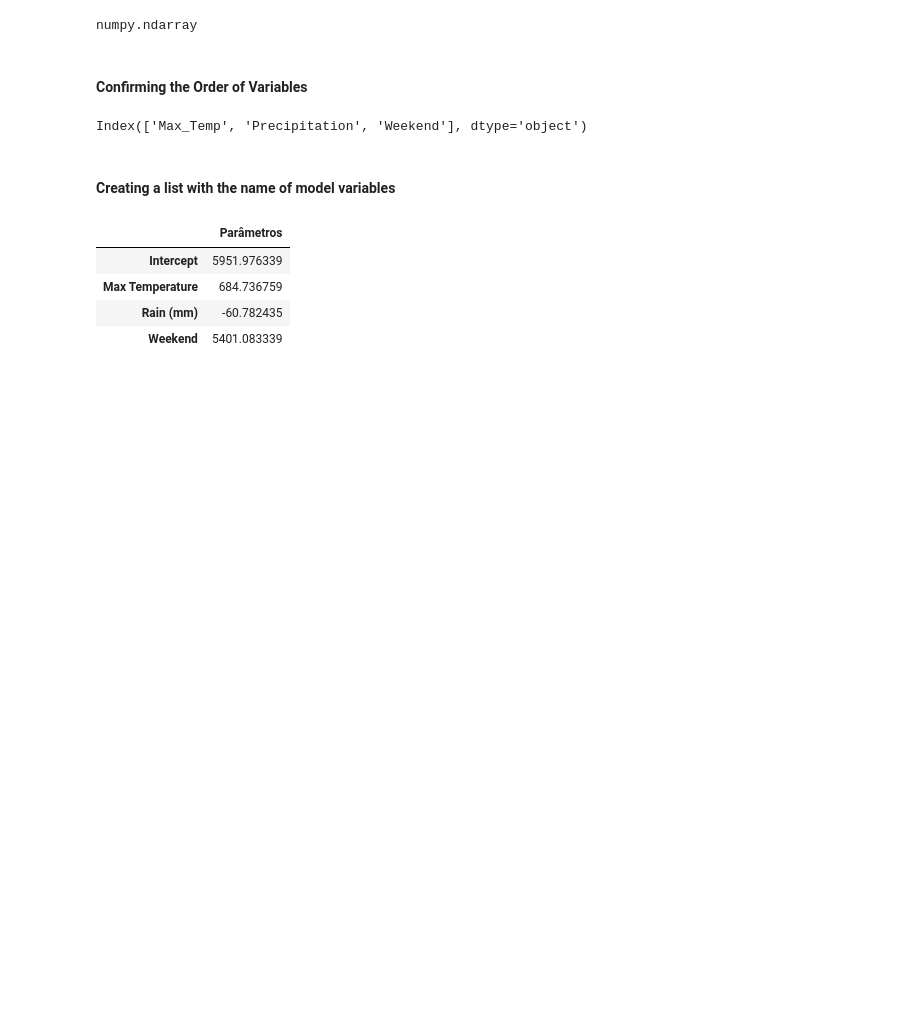
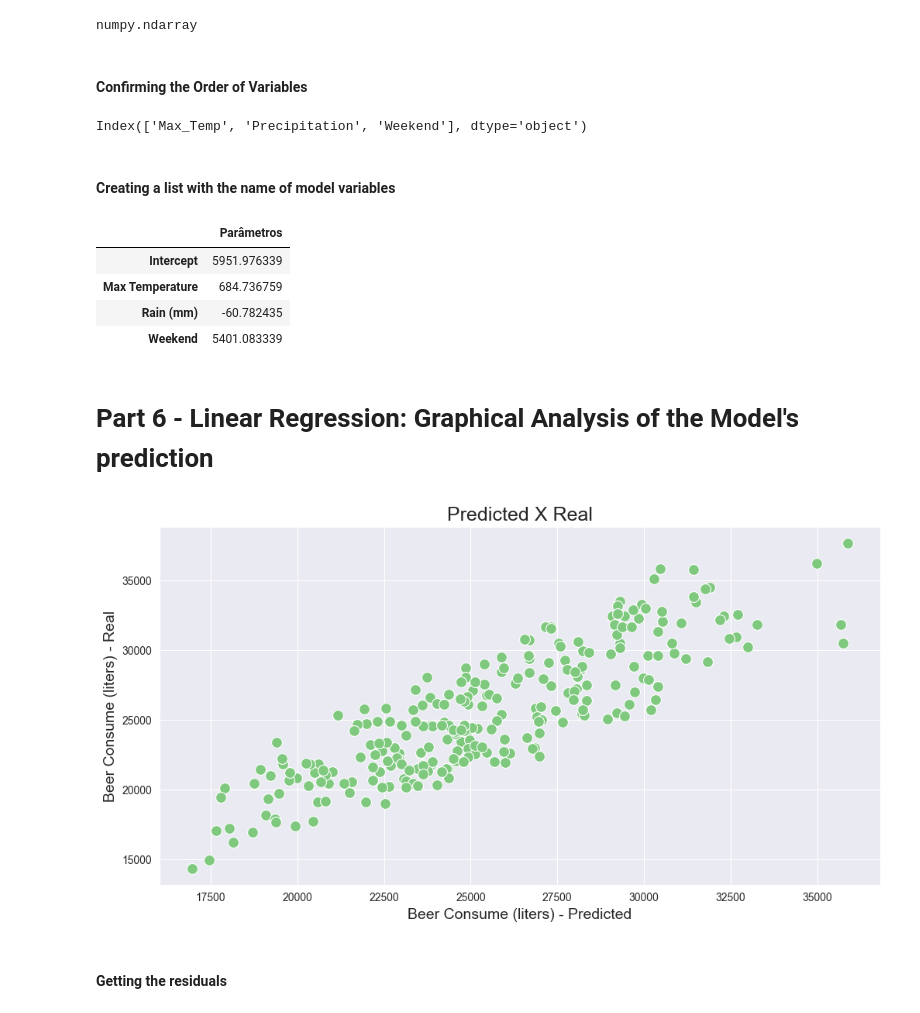
Before and after one commit to Mota-Scientist/Statistics-Tutorials, a Jupyter notebook: Linear Regression/linear_regression.ipynb, the cells around one changed output. Drawn from its saved outputs; the diff is of its cells as text; code cells hidden in the pictures; blank space fills up the shorter version.

```diff
--- a/Linear Regression/linear_regression.ipynb
+++ b/Linear Regression/linear_regression.ipynb
@@ -414,3 +414,18 @@ pd.DataFrame(data = np.append(model.intercept_,model.coef_),
 | Max Temperature | 684.736759 |
 | Rain (mm) | -60.782435 |
 | Weekend | 5401.083339 |
+# %% [markdown]
+# Part 6 - Linear Regression: Graphical Analysis of the Model's prediction
+# %%
+y_train_predicted = model.predict(x_train)
+# %%
+ax = sns.scatterplot(x=y_train_predicted,y=y_train,s = 100)
+ax.figure.set_size_inches(12,6)
+ax.set_title('Predicted X Real',fontsize = 18)
+ax.set_xlabel('Beer Consume (liters) - Predicted',fontsize = 14)
+ax.set_ylabel('Beer Consume (liters) - Real',fontsize = 14)
+plt.show()
+# %% [output]
+[figure, added]
+# %% [markdown]
+#### Getting the residuals
```
Also changed, not shown: parts of 20 cells of this notebook.
